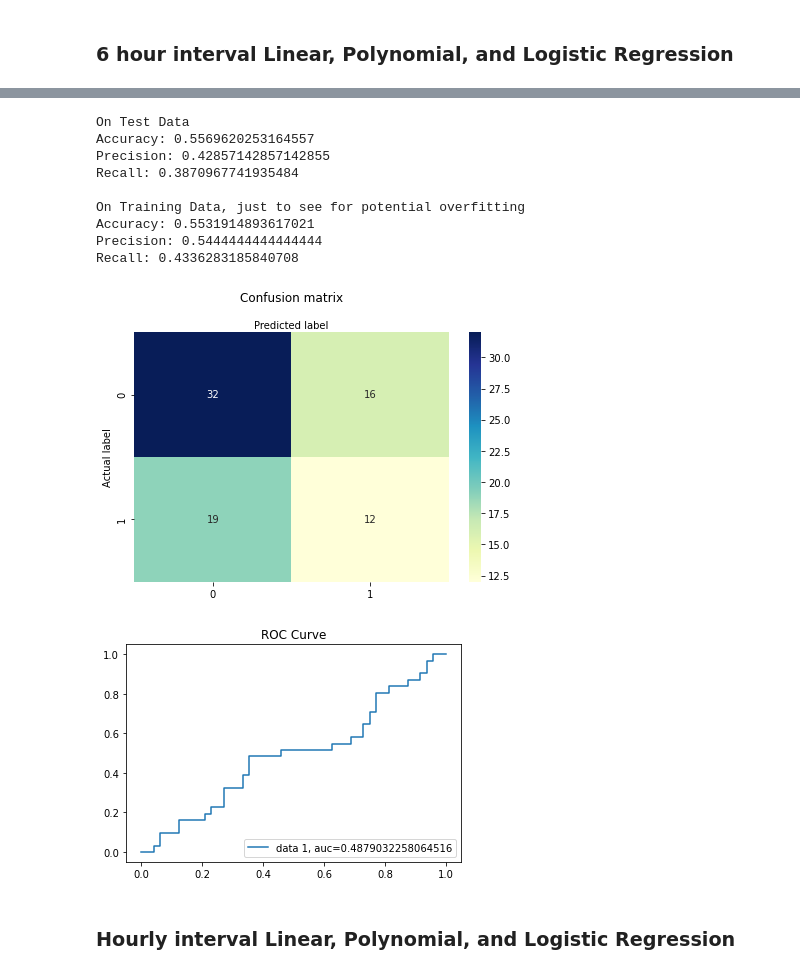
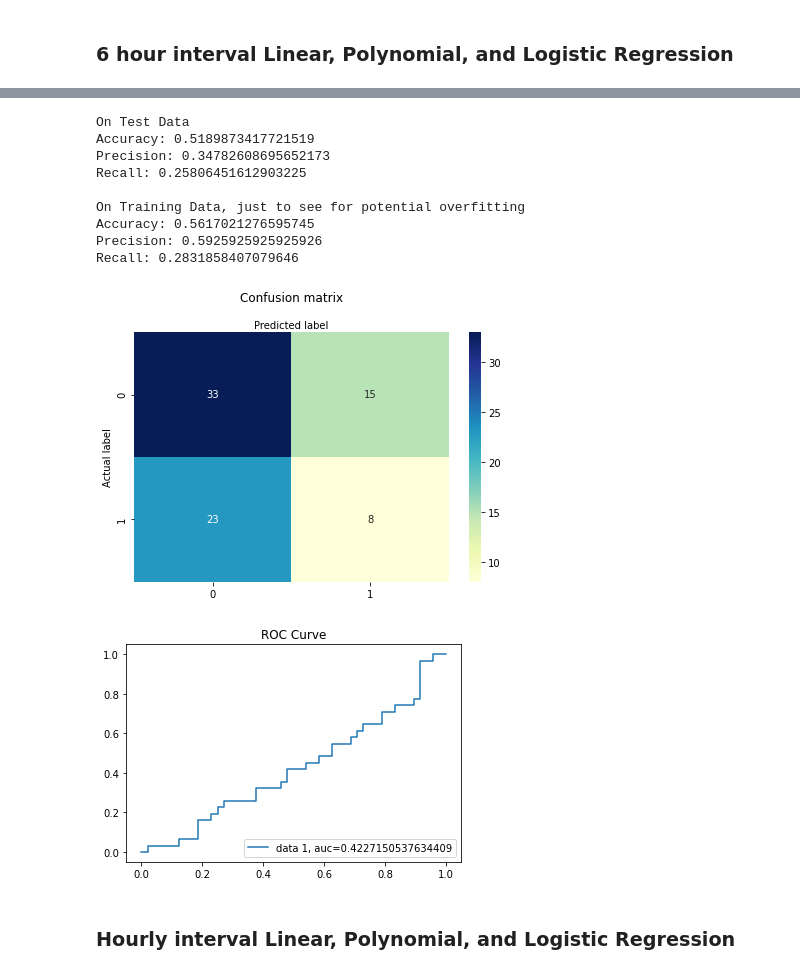
Before and after one commit to ajvalenty/Crypto-Sentiment-Price-Analysis, a Jupyter notebook: cryptosentiment-final.ipynb, the cells around one changed output, grey strips where cells are left out. Saved outputs shown, nothing was run; the diff lists cells and outputs as text; code cells hidden in the pictures.

```diff
--- a/cryptosentiment-final.ipynb
+++ b/cryptosentiment-final.ipynb
@@ -640,11 +640,13 @@ Requirement already satisfied: joblib in /Users/ajvalenty/opt/anaconda3/lib/pyth
 from mlxtend.feature_selection import SequentialFeatureSelector as SFS
 from mlxtend.plotting import plot_sequential_feature_selection as plot_sfs
 
+
 #Forward feature selector
+#RUN Class Model_analysis below first!
 six_hour_MA = model_analysis(six_df)
 
 lr = LogisticRegression()
-sfs = SFS(lr, k_features=(1,12), forward=True, scoring='neg_mean_absolute_error', cv=3, n_jobs=-1)
+sfs = SFS(lr, k_features=(1,13), forward=True, scoring='neg_mean_absolute_error', cv=3, n_jobs=-1)
 
 sfs = sfs.fit(six_hour_MA.cX_train, six_hour_MA.cy_train)
 
@@ -695,12 +714,32 @@ from sklearn import metrics
 class model_analysis:
     def __init__(self, df):
         self.df = df
-        self.features = df[['sentiment', 'weighted_sentiment', 'w_prev_day_sentiment', 'w_prev_week_sentiment', 'w_prev_month_sentiment', 'prev_day_sentiment', 'prev_week_sentiment', 'prev_month_sentiment', 'week_change', 'day_change', 'month_change', 'isRallyTime']]
+        self.features = df[['sentiment', 'weighted_sentiment', 'w_prev_day_sentiment', 'w_prev_week_sentiment', 'w_prev_month_sentiment', 'prev_day_sentiment', 'prev_week_sentiment', 'prev_month_sentiment', 'week_change', 'day_change', 'month_change', 'isRallyTime', 'influencer_score']]
+        self.features1 = df[['sentiment', 'weighted_sentiment', 'w_prev_day_sentiment', 'week_change', 'day_change', 'month_change', 'isRallyTime']]
+        self.sfs_features = df[['sentiment', 'weighted_sentiment', 'w_prev_day_sentiment', 'w_prev_week_sentiment', 'w_prev_month_sentiment', 'prev_day_sentiment', 'prev_week_sentiment', 'prev_month_sentiment', 'week_change', 'day_change']]
+        self.features = self.normalize_data(self.features)
         self.close_label = df[['close']]
         self.direction_label = df[['direction']]
+
         self.cX_train, self.cX_test, self.cy_train, self.cy_test = self.train_test(self.features, self.direction_label)
+        self.cX_trainsfs, self.cX_testsfs, self.cy_trainsfs, self.cy_testsfs = self.train_test(self.sfs_features, self.direction_label)
+        self.cX_train1, self.cX_test1, self.cy_train1, self.cy_test1 = self.train_test(self.features1, self.direction_label)
         self.X_train, self.X_test, self.y_train, self.y_test = self.train_test(self.features, self.close_label)
+        self.X_train_s, self.X_test_s, self.y_train_s, self.y_test_s = self.train_test(self.sfs_features, self.close_label)
         self.logreg = None
+
+    def normalize_data(self, df_copy):
+        df_copy['sentiment'] = (df_copy['sentiment'] - df_copy['sentiment'].mean()) / df_copy['sentiment'].std()
+        df_copy['weighted_sentiment'] = (df_copy['weighted_sentiment'] - df_copy['weighted_sentiment'].mean()) / df_copy['weighted_sentiment'].std()
+        df_copy['w_prev_day_sentiment'] = (df_copy['w_prev_day_sentiment'] - df_copy['w_prev_day_sentiment'].mean()) / df_copy['w_prev_day_sentiment'].std()
+        df_copy['w_prev_week_sentiment'] = (df_copy['w_prev_week_sentiment'] - df_copy['w_prev_week_sentiment'].mean()) / df_copy['w_prev_week_sentiment'].std()
+        df_copy['w_prev_month_sentiment'] = (df_copy['w_prev_month_sentiment'] - df_copy['w_prev_month_sentiment'].mean()) / df_copy['w_prev_month_sentiment'].std()
+        df_copy['prev_day_sentiment'] = (df_copy['prev_day_sentiment'] - df_copy['prev_day_sentiment'].mean()) / df_copy['prev_day_sentiment'].std()
+        df_copy['prev_week_sentiment'] = (df_copy['prev_week_sentiment'] - df_copy['prev_week_sentiment'].mean()) / df_copy['prev_week_sentiment'].std()
+        df_copy['prev_month_sentiment'] = (df_copy['prev_month_sentiment'] - df_copy['prev_month_sentiment'].mean()) / df_copy['prev_month_sentiment'].std()
+        df_copy['influencer_score'] = (df_copy['influencer_score'] - df_copy['influencer_score'].mean()) / df_copy['influencer_score'].std()
+        return df_copy
+
 
     def train_test(self, features, label):
         return train_test_split(features, label, test_size=0.25, random_state=0)
@@ -753,8 +792,11 @@ class model_analysis:
         plt.ylabel('Actual label')
         plt.xlabel('Predicted label')
 
-    def computeROC(self):
-        y_pred_proba = self.logreg.predict_proba(self.cX_test)[::,1]
+    def computeROC(self, isSFS):
+        if not isSFS:
+            y_pred_proba = self.logreg.predict_proba(self.cX_test1)[::,1]
+        else:
+            y_pred_proba = self.logreg.predict_proba(self.cX_testsfs)[::,1]
         fpr, tpr, _ = metrics.roc_curve(self.cy_test,  y_pred_proba)
         auc = metrics.roc_auc_score(self.cy_test, y_pred_proba)
         plt.plot(fpr,tpr,label="data 1, auc="+str(auc))
@@ -764,5 +806,6 @@ class model_analysis:
 # %% [markdown]
 ### 6 hour interval Linear, Polynomial, and Logistic Regression
 # %%
-six_hour_MA.linearRegression(six_hour_MA.X_train, six_hour_MA.y_train, six_hour_MA.X_test, six_hour_MA.y_test)
+six_hour_MA2 = model_analysis(six_df)
+six_hour_MA2.linearRegression(six_hour_MA2.X_train, six_hour_MA2.y_train, six_hour_MA2.X_test, six_hour_MA.y_test)
 # %% [output]
@@ -774,23 +834,24 @@ six_hour_MA.polynomialRegression(six_hour_MA.X_train, six_hour_MA.y_train, six_h
 # %%
-prediction = six_hour_MA.logisticRegression(six_hour_MA.cX_train, six_hour_MA.cy_train, six_hour_MA.cX_test, six_hour_MA.cy_test)
+
+prediction = six_hour_MA2.logisticRegression(six_hour_MA2.cX_trainsfs, six_hour_MA2.cy_trainsfs, six_hour_MA2.cX_testsfs, six_hour_MA2.cy_testsfs)
 # %% [output]
 On Test Data
-Accuracy: 0.5569620253164557
-Precision: 0.42857142857142855
-Recall: 0.3870967741935484
+Accuracy: 0.5189873417721519
+Precision: 0.34782608695652173
+Recall: 0.25806451612903225
 
 On Training Data, just to see for potential overfitting
-Accuracy: 0.5531914893617021
-Precision: 0.5444444444444444
-Recall: 0.4336283185840708
+Accuracy: 0.5617021276595745
+Precision: 0.5925925925925926
+Recall: 0.2831858407079646
 # %%
-six_hour_MA.computeConfusionMatrix(prediction, six_hour_MA.cy_test)
+six_hour_MA.computeConfusionMatrix(prediction, six_hour_MA2.cy_testsfs)
 # %% [output]
-[figure, old version]
+[figure, new version]
 # %%
-six_hour_MA.computeROC()
+six_hour_MA2.computeROC(True)
 # %% [output]
-[figure, old version]
+[figure, new version]
 # %% [markdown]
 ### Hourly interval Linear, Polynomial, and Logistic Regression
 # %%
```
Also changed, not shown: parts of 26 cells of this notebook.
